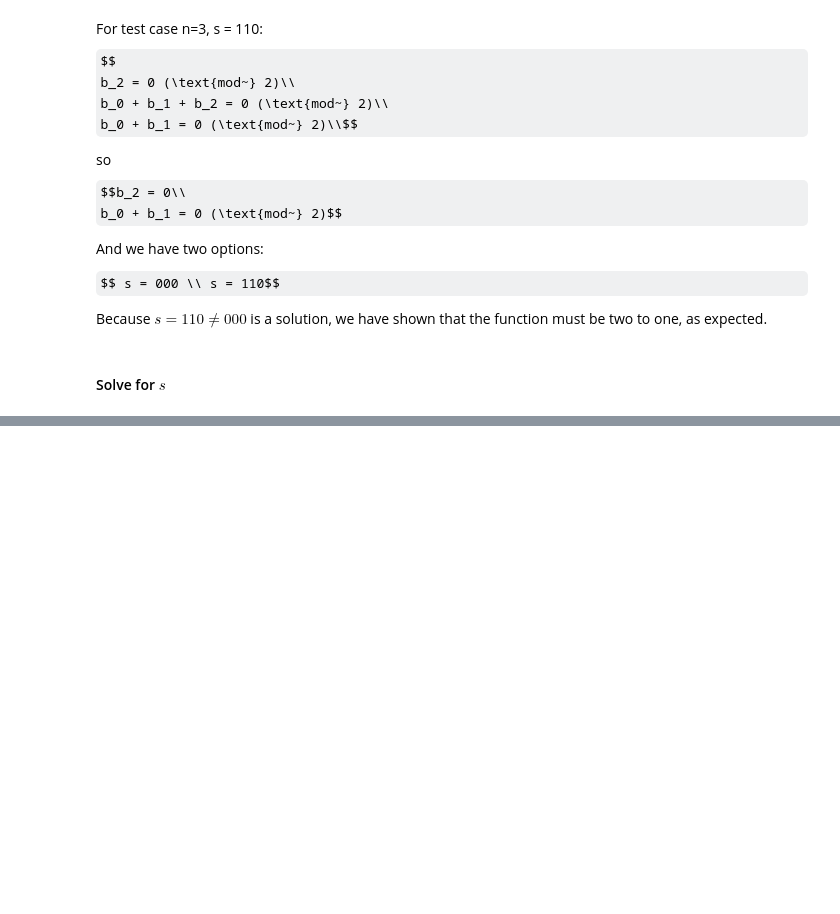
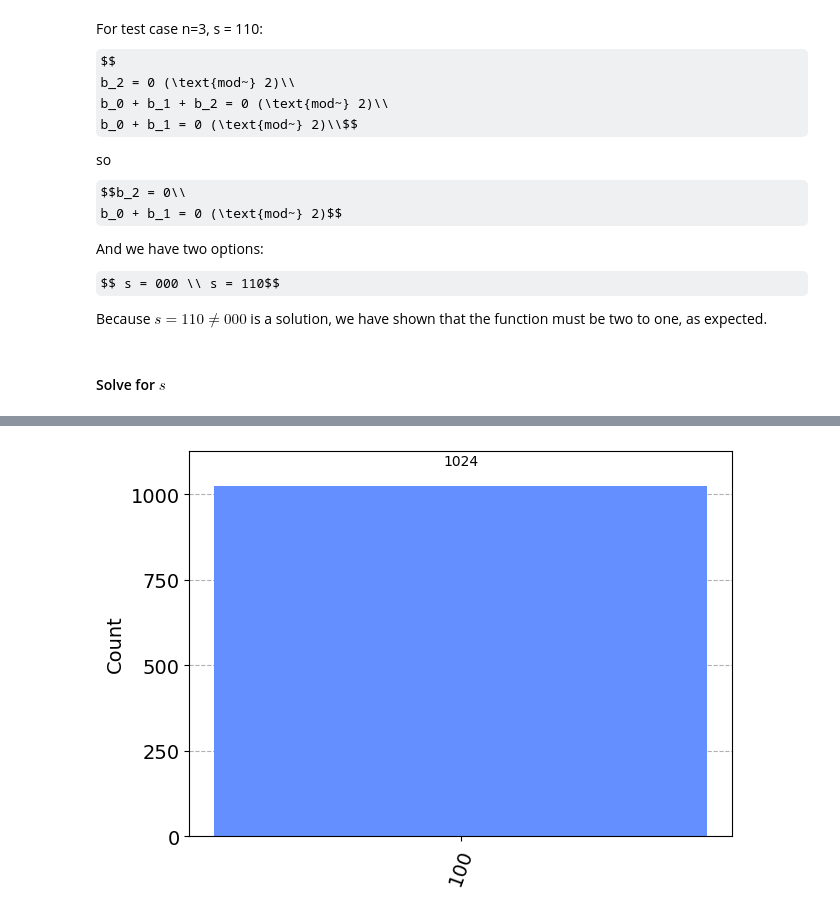
Before and after one commit to Azoghal/Qubilant, a Jupyter notebook: Experiments/Simon/simon.ipynb, the cells around one changed output, grey strips where cells are left out. Cells and saved outputs as stored; diff of their text form; code cells hidden in the pictures; some formulas as TeX source; blank space fills up the shorter version.

```diff
--- a/Experiments/Simon/simon.ipynb
+++ b/Experiments/Simon/simon.ipynb
@@ -218,0 +252,4 @@ eqs
+# %%
+plot_histogram(countss[1])
+# %% [output]
+[figure, added]
```
Also changed, not shown: parts of 17 cells of this notebook.
